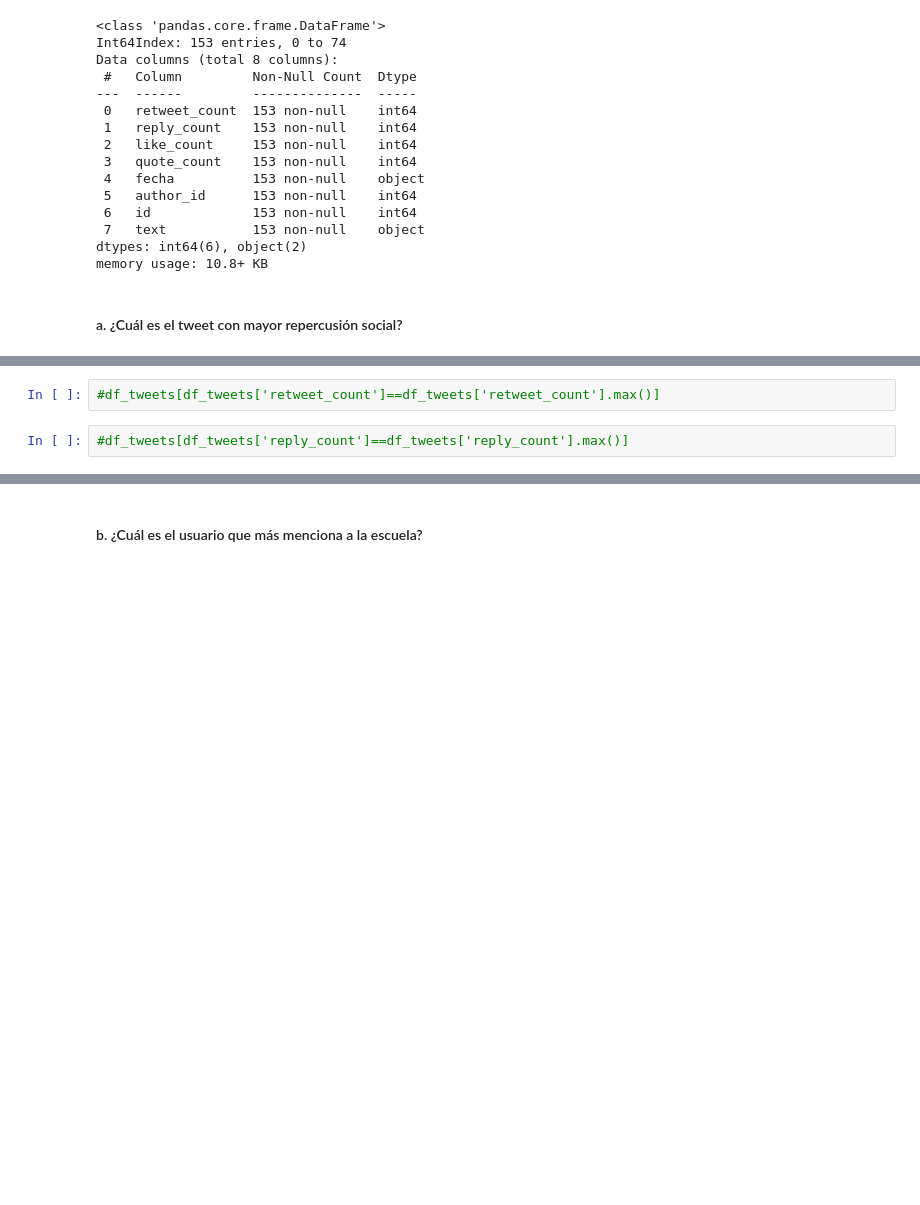
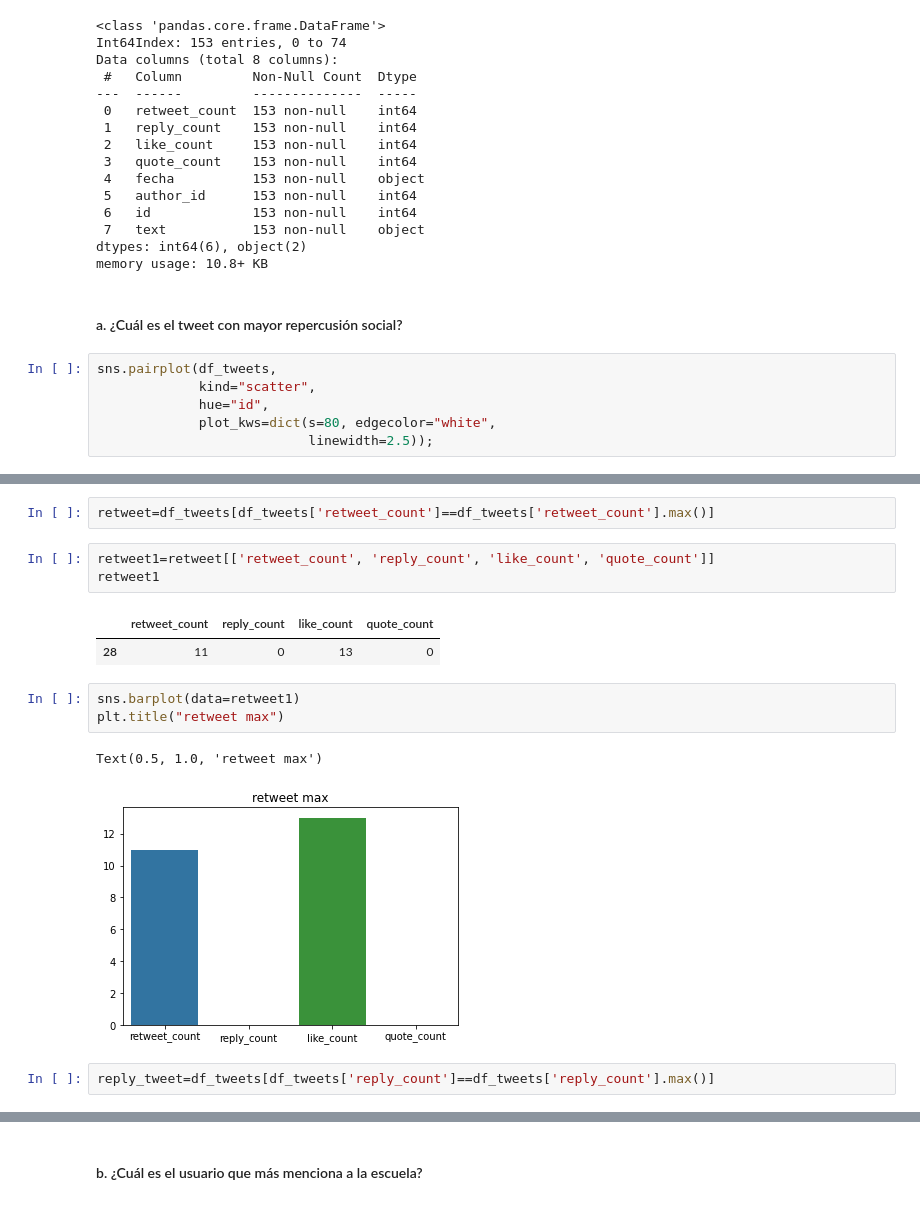
Before and after one commit to qinghua03/prueba_tecnica, a Jupyter notebook: prueba.ipynb, the cells around one changed output, grey strips where cells are left out. Cells and saved outputs as stored; diff of their text form; blank space fills up the shorter version.

```diff
--- a/prueba.ipynb
+++ b/prueba.ipynb
@@ -445,6 +446,12 @@ dtypes: int64(6), object(2)
 memory usage: 10.8+ KB
 # %% [markdown]
 #### a. ¿Cuál es el tweet con mayor repercusión social?
+# %%
+sns.pairplot(df_tweets,
+             kind="scatter",
+             hue="id",
+             plot_kws=dict(s=80, edgecolor="white",
+                           linewidth=2.5));
 # %%
 df_tweets['metric_count']= df_tweets['retweet_count'] + df_tweets['reply_count']+df_tweets['like_count'] + df_tweets['quote_count']
 df_tweets[df_tweets['metric_count']==df_tweets['metric_count'].max()]
@@ -452,6 +459,18 @@ df_tweets[df_tweets['metric_count']==df_tweets['metric_count'].max()]
 |  | retweet_count | reply_count | like_count | quote_count | fecha | author_id | id | text | ... |
 | 5 | 7 | 0 | 20 | 4 | 2022-09-23T09:44:36.000Z | 1003872445 | 1573246948693651456 | Y seguimos con lo prometido:\n\nP... | ... |
 # %%
-#df_tweets[df_tweets['retweet_count']==df_tweets['retweet_count'].max()]
+retweet=df_tweets[df_tweets['retweet_count']==df_tweets['retweet_count'].max()]
+# %%
+retweet1=retweet[['retweet_count', 'reply_count', 'like_count', 'quote_count']]
+retweet1
+# %% [output]
+|  | retweet_count | reply_count | like_count | quote_count |
+| 28 | 11 | 0 | 13 | 0 |
+# %%
+sns.barplot(data=retweet1)
+plt.title("retweet max")
+# %% [output]
+Text(0.5, 1.0, 'retweet max')
+[figure, added]
 # %%
-#df_tweets[df_tweets['reply_count']==df_tweets['reply_count'].max()]
+reply_tweet=df_tweets[df_tweets['reply_count']==df_tweets['reply_count'].max()]
```
Also changed, not shown: parts of 16 cells of this notebook.
